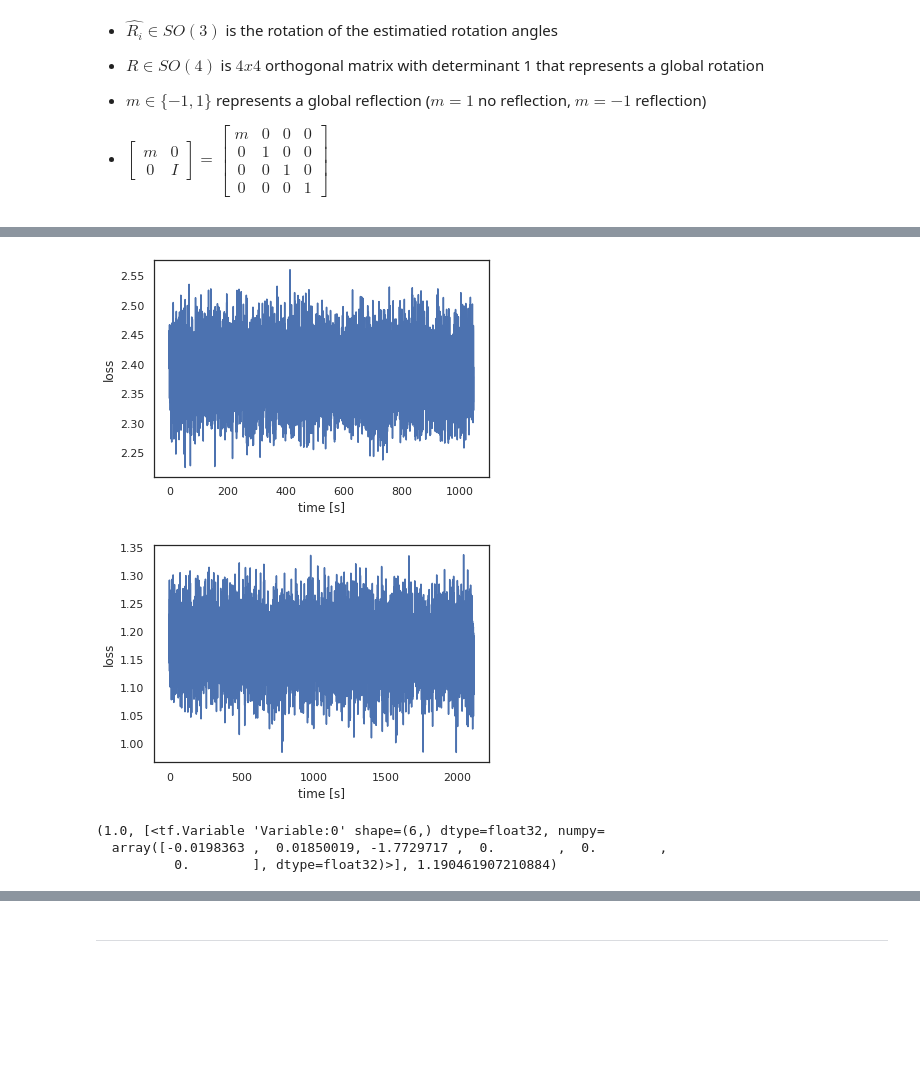
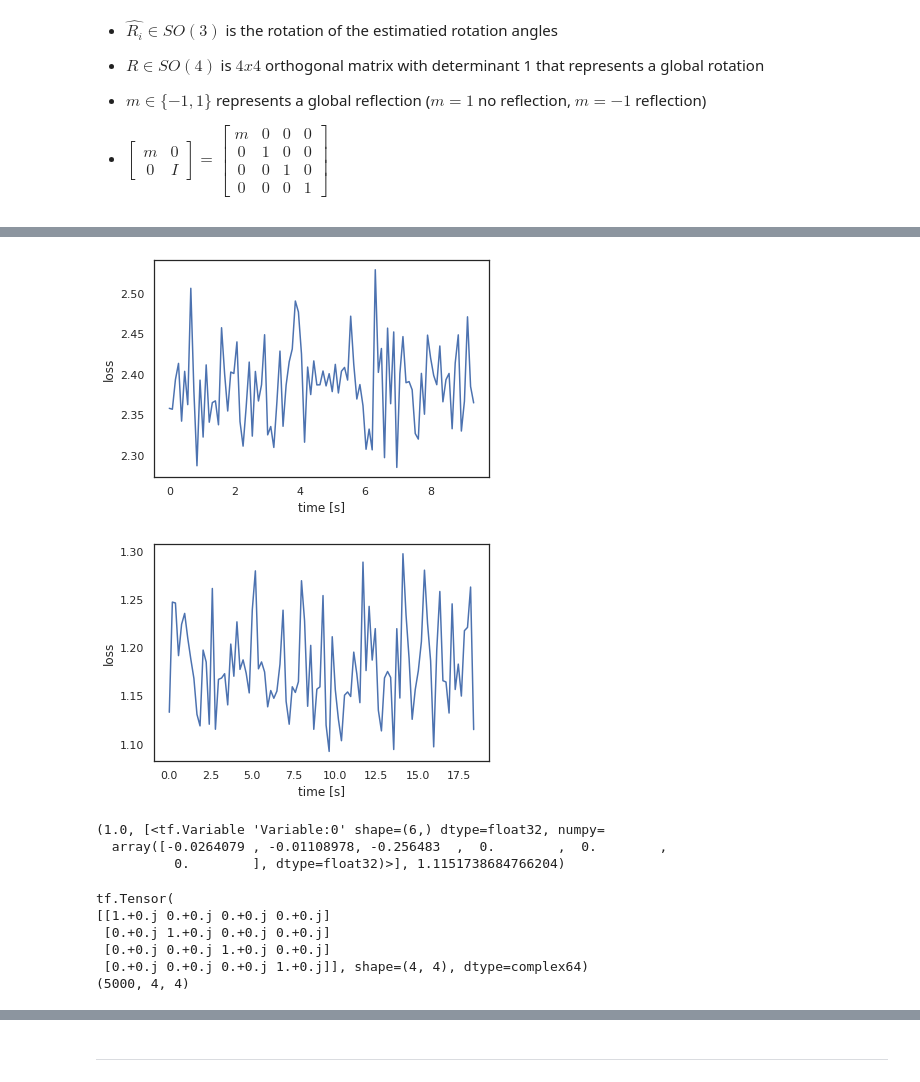
Before and after one commit to JelenaBanjac/protein-reconstruction, a Jupyter notebook: notebooks/1-phase1/angle_alignment_RotMatrices.ipynb, the cells around one changed output, grey strips where cells are left out. Drawn from its saved outputs; the diff is of its cells as text; code cells hidden in the pictures; blank space fills up the shorter version.

```diff
--- a/notebooks/1-phase1/angle_alignment_RotMatrices.ipynb
+++ b/notebooks/1-phase1/angle_alignment_RotMatrices.ipynb
@@ -95,32 +101,6 @@ m & 0 & 0 & 0\\
 0 & 0 & 1 & 0\\
 0 & 0 & 0 & 1
 \end{bmatrix}$
-# %%
-def euler2matrix(angles):
-    angles = tf.convert_to_tensor(angles)
-    c1 = tf.reshape(tf.math.cos(angles[:,0]), (-1,1,1))
-    c2 = tf.reshape(tf.math.cos(angles[:,1]), (-1,1,1))
-    c3 = tf.reshape(tf.math.cos(angles[:,2]), (-1,1,1))
-
-    s1 = tf.reshape(tf.math.sin(angles[:,0]), (-1,1,1))
-    s2 = tf.reshape(tf.math.sin(angles[:,1]), (-1,1,1))
-    s3 = tf.reshape(tf.math.sin(angles[:,2]), (-1,1,1))
-
-    R = tf.concat([tf.concat([c1*c2*c3-s1*s3, c1*s3+c2*c3*s1 , -c3*s2],axis=2),\
-                    tf.concat([-c3*s1-c1*c2*s3,    c1*c3-c2*s1*s3 ,   s2*s3],axis=2),\
-                    tf.concat( [c1*s2,             s1*s2          ,   c2],axis=2)],axis=1)
-    return R
-
-
-
-def d_R(M1, M2):
-    """Distance between 2 rotation matirces"""
-    R = tf.linalg.matmul(M1, M2, transpose_b=True)
-    mid = (tf.linalg.trace(R)-1)/2
-
-    mid = tf.cast(mid, tf.float64)
-    mid = tf.clip_by_value(mid, -1, 1)
-    return tf.math.acos(mid)
 # %%
 def euler6tomarix4d(a_R):
     a, b, g, l, t, p = tf.unstack(a_R, axis=-1)
@@ -173,7 +153,8 @@ def euler6tomarix4d(a_R):
 
     R = Ra @ Rb @ Rg @ Rl @ Rt @ Rp
 
-
+    # TODO: check orthogonal
+    # TODO: check if it is not complex even with different angles
     return R
 
 
@@ -204,11 +185,12 @@ def loss_alignment(m, a_R, a_predicted, a_true):
 
 
     second = R @ I @ Ri_est_4d
+    # TODO: check if identity.
 
-    print(second)
-    print(Ri_4d)
+    second = tf.cast(second, tf.float64)
+    Ri_4d = tf.cast(Ri_4d, tf.float64)
 
-    distance = d_R(Ri_4d, second)
+    distance = d_r(Ri_4d, second)
 
     return tf.reduce_mean(distance)
 
@@ -278,7 +260,7 @@ def training_angle_alignment(steps, batch_size, projection_idx, learning_rate, a
     idx_best = np.argmin(np.array(l))
     return ms[idx_best], r[idx_best], l[idx_best]
 # %%
-m, rotation, loss = training_angle_alignment(steps=10000,
+m, rotation, loss = training_angle_alignment(steps=100,
                          batch_size=256,
                          projection_idx=range(NUM_PROJECTIONS),
                          learning_rate=0.01,
@@ -306,8 +288,8 @@ For m=1, loss is: 1.190461907210884
-[figure, old version]
+[figure, new version]
-[figure, old version]
+[figure, new version]
 # %%
 m, rotation, loss
 # %% [output]
 (1.0, [<tf.Variable 'Variable:0' shape=(6,) dtype=float32, numpy=
-  array([-0.0198363 ,  0.01850019, -1.7729717 ,  0.        ,  0.        ,
-          0.        ], dtype=float32)>], 1.190461907210884)
+  array([-0.0264079 , -0.01108978, -0.256483  ,  0.        ,  0.        ,
+          0.        ], dtype=float32)>], 1.1151738684766204)
@@ -371,0 +356,13 @@ def matrix2euler(mat):
+# %%
+updated_angles_true = update_angles(1.0, [tf.Variable([0.0, 0.0, 0.0, 0.0, 0.0, 0.0])], angles_true)
+
+
+a = (updated_angles_true[:,0]%(2*np.pi)+updated_angles_true[:,2]%(2*np.pi))%(2*np.pi)
+b = (angles_true[:,0]%(2*np.pi)+angles_true[:,2]%(2*np.pi))%(2*np.pi)
+# %% [output]
+tf.Tensor(
+[[1.+0.j 0.+0.j 0.+0.j 0.+0.j]
+ [0.+0.j 1.+0.j 0.+0.j 0.+0.j]
+ [0.+0.j 0.+0.j 1.+0.j 0.+0.j]
+ [0.+0.j 0.+0.j 0.+0.j 1.+0.j]], shape=(4, 4), dtype=complex64)
+(5000, 4, 4)
```
Also changed, not shown: parts of 23 cells of this notebook, 3 other files.
